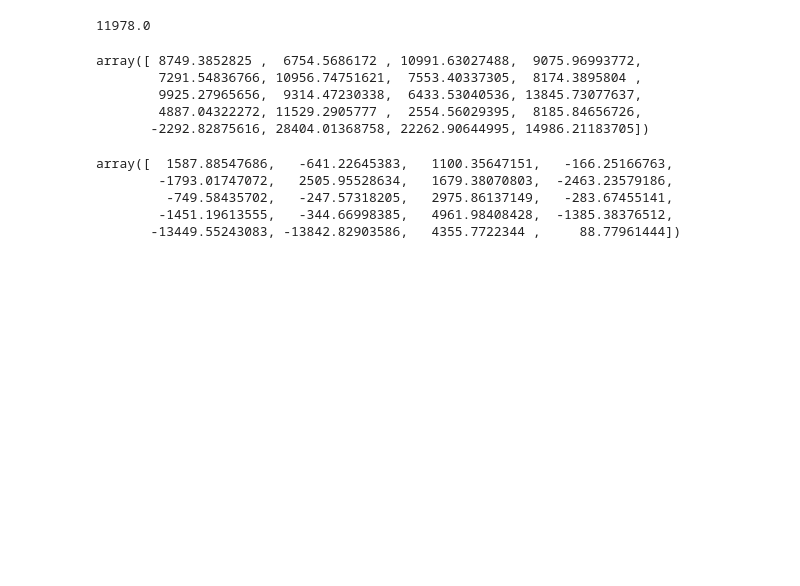
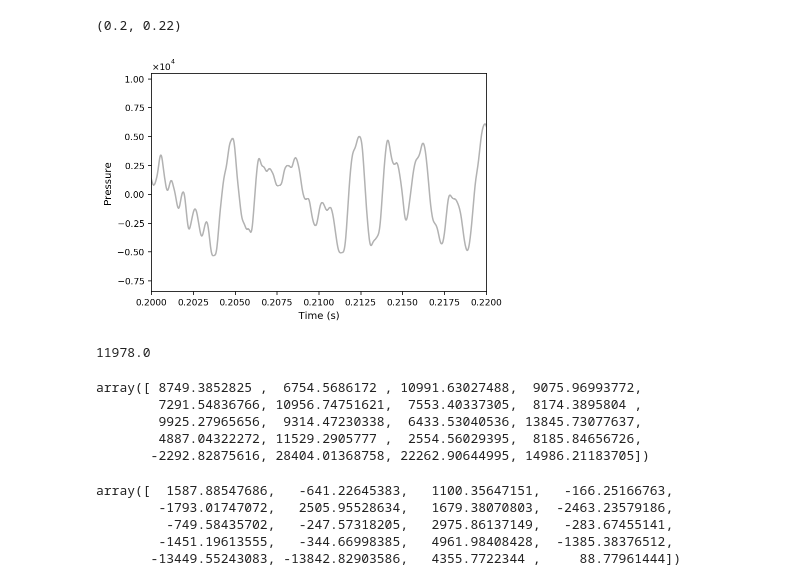
Before and after one commit to badralbanna/FCLChonnatsci, a Jupyter notebook: Fourier transform demos.ipynb, the cells around one changed output. Cells and saved outputs as stored; diff of their text form; code cells hidden in the pictures; blank space fills up the shorter version.

```diff
--- a/Fourier transform demos.ipynb
+++ b/Fourier transform demos.ipynb
@@ -39,3 +56,9 @@ ax.plot(T_snip, wav_snip, color='k', alpha=.5)
+# %%
+axes = plot_waveform(T, wav, 'k')
+axes.set_xlim([.200, .220])
+# %% [output]
+(0.2, 0.22)
+[figure, added]
 # %%
 wav_ft = fft(wav)
 # %%
```
Also changed, not shown: parts of 95 cells of this notebook, 1 other file.
